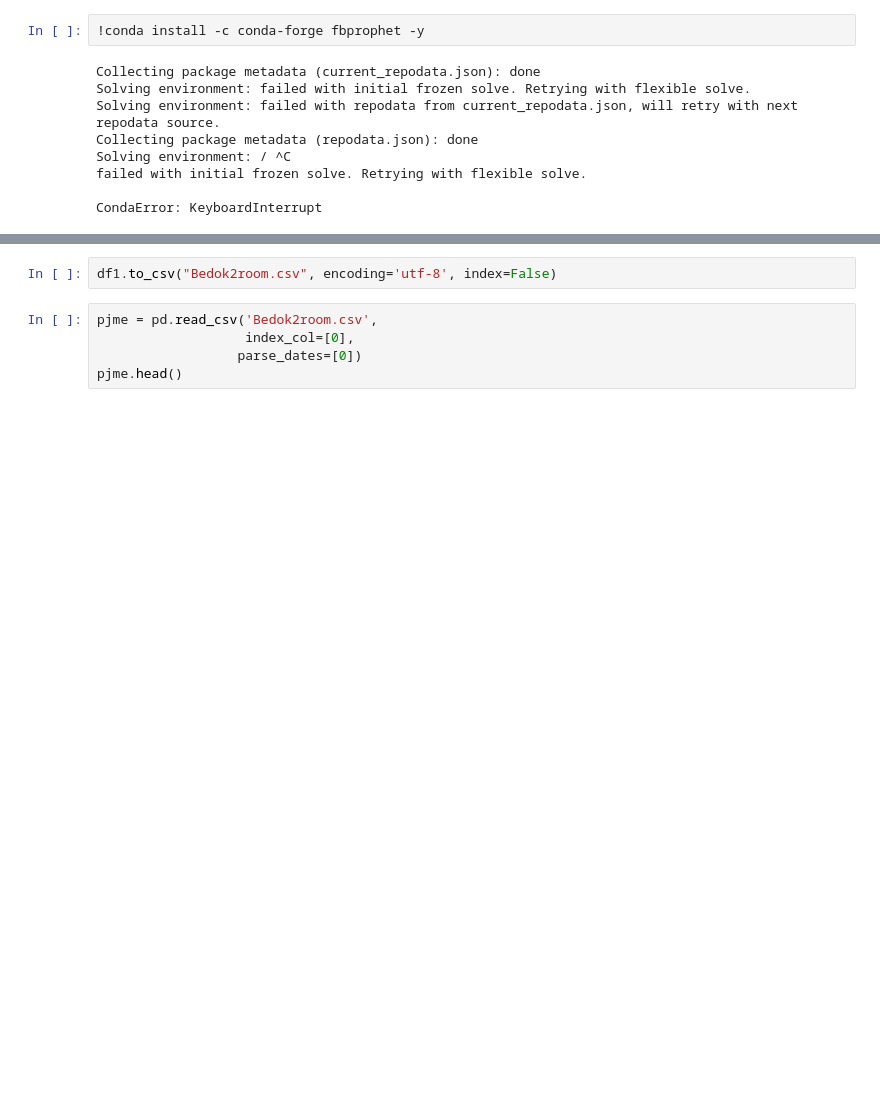
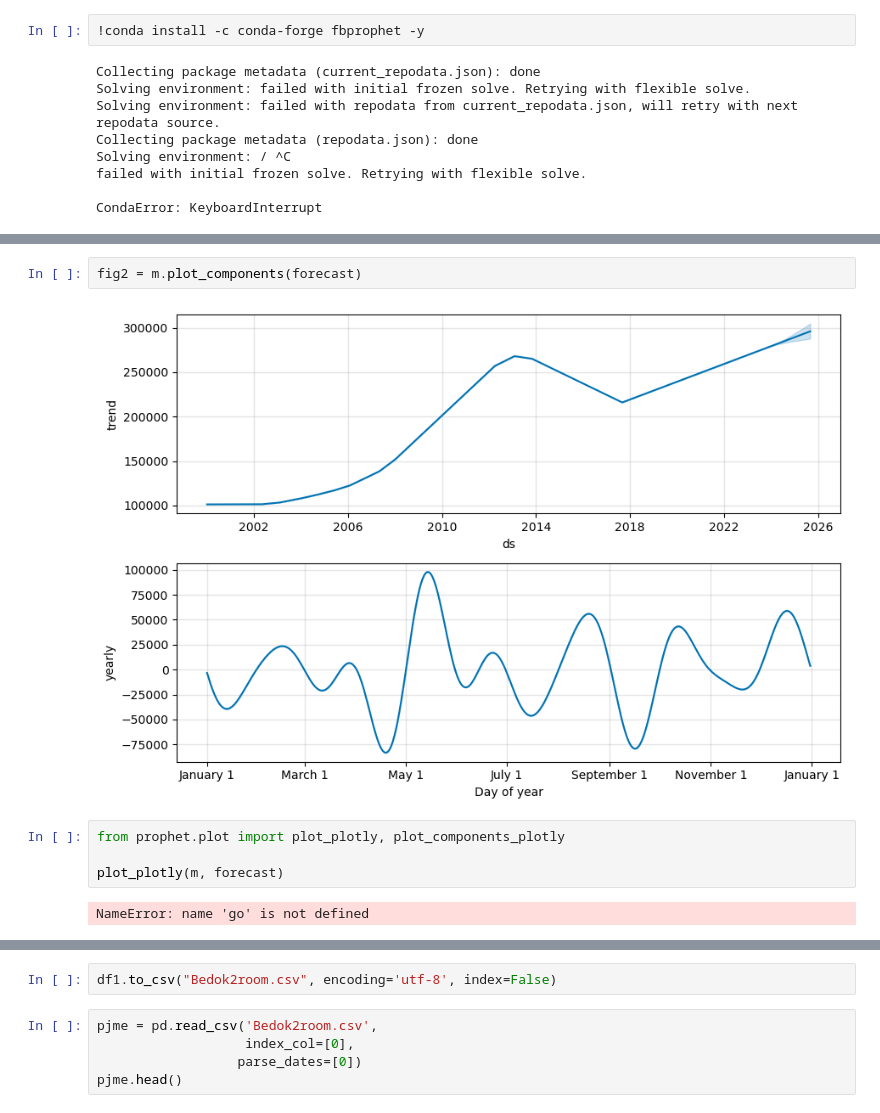
Before and after one commit to heshanjse/sg_property_price_prediction, a Jupyter notebook: forecasting.ipynb, the cells around one changed output, grey strips where cells are left out. Cells and saved outputs as stored; diff of their text form; blank space fills up the shorter version.

```diff
--- a/forecasting.ipynb
+++ b/forecasting.ipynb
@@ -42,0 +155,10 @@ df1.head()
+# %%
+fig2 = m.plot_components(forecast)
+# %% [output]
+[figure, added]
+# %%
+from prophet.plot import plot_plotly, plot_components_plotly
+
+plot_plotly(m, forecast)
+# %% [output]
+NameError: name 'go' is not defined
```
Also changed, not shown: parts of 26 cells of this notebook, 20 other files.
